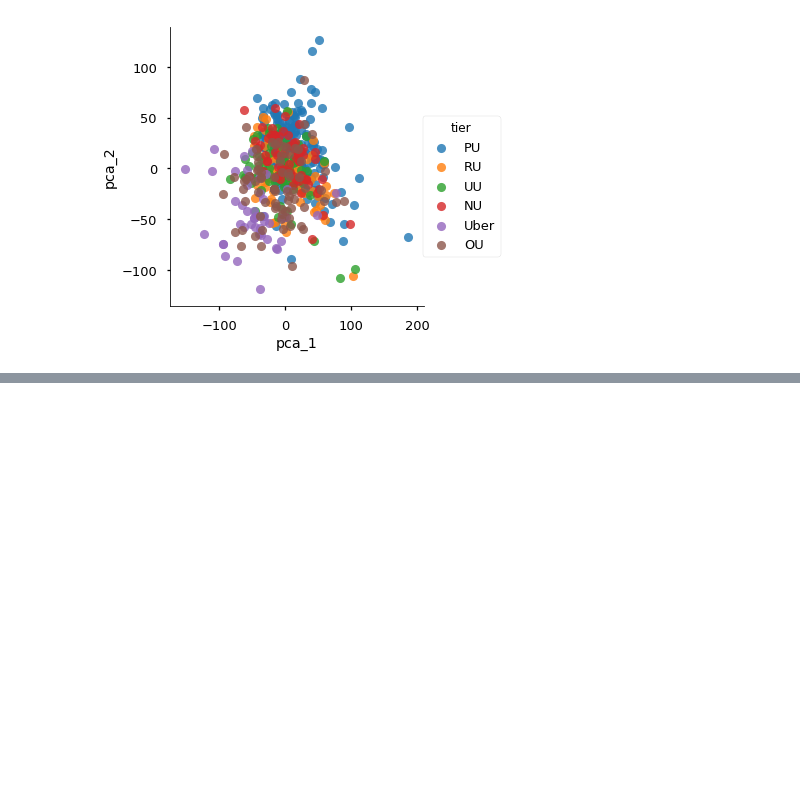
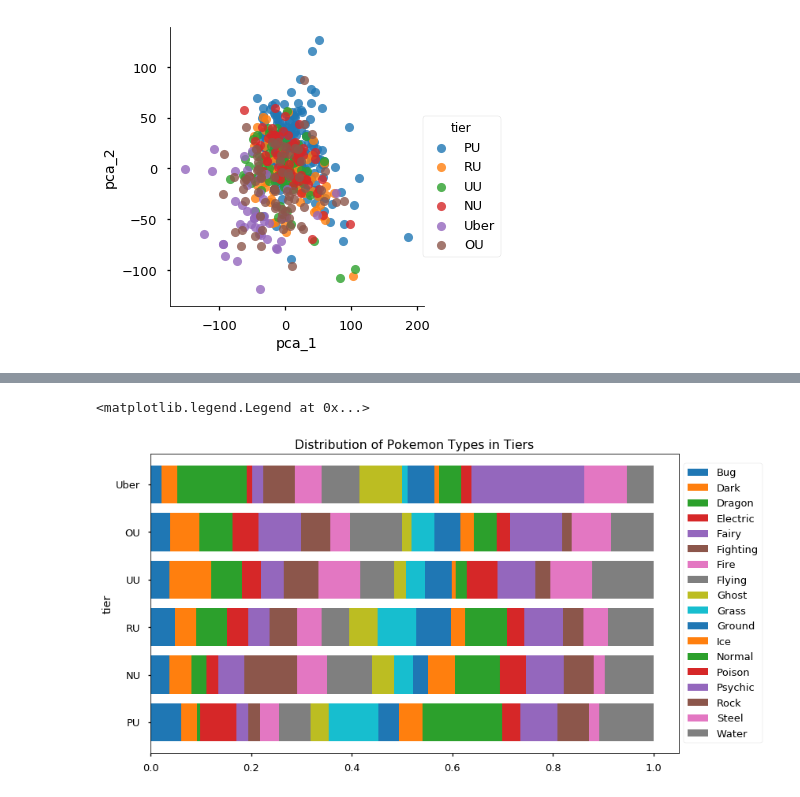
Before and after one commit to n2cholas/pokemon-analysis, a Jupyter notebook: Pokemon-Analysis.ipynb, the cells around one changed output, grey strips where cells are left out. Drawn from its saved outputs; the diff is of its cells as text; code cells hidden in the pictures; blank space fills up the shorter version.

```diff
--- a/Pokemon-Analysis.ipynb
+++ b/Pokemon-Analysis.ipynb
@@ -153,0 +187,29 @@ The first two components make up about 52% of the variance; however, as expected
+# %%
+#Get individual counts of type1 and type 2
+type1_count = df[['tier', 'type 1']].groupby(['tier', 'type 1']).size().reset_index()
+type2_count = df[['tier', 'type 2']].groupby(['tier', 'type 2']).size().reset_index()
+type1_count.columns=['tier', 'type', 'count1']
+type2_count.columns=['tier', 'type', 'count2']
+
+#Get overall type frequency per tier
+type_count = pd.merge(type1_count, type2_count, on=['tier', 'type'], how='outer')
+type_count.fillna(value=0, inplace=True)
+type_count['count'] = type_count['count1'] + type_count['count2']
+type_count_ind = type_count.set_index(['tier','type'])
+type_count['count'] = type_count.apply(lambda x: x['count']/np.sum(type_count_ind.loc[x['tier'], 'count'])
+                                      , axis=1) # /np.sum(type_count_ind2.loc[x['tier'], 'count'])
+
+#Format Table and Sort rows
+type_count = type_count[['tier','type','count']]
+type_count = type_count.set_index(['tier','type']).unstack()['count']
+type_count['tier_nums'] = type_count.apply(lambda x: tier_mapping[x.name],axis=1)
+type_count = type_count.sort_values(by='tier_nums', ascending=False)
+del type_count['tier_nums']
+
+#Plit
+type_count.plot.barh(stacked=True, title='Distribution of Pokemon Types in Tiers',
+                     legend=False, figsize=(12, 7), sort_columns=True, width=0.8)
+plt.legend(loc='center left', bbox_to_anchor=(1.0, 0.5))
+# %% [output]
+<matplotlib.legend.Legend at 0x...>
+[figure, added]
```
Also changed, not shown: parts of 8 cells of this notebook, 1 other file.
